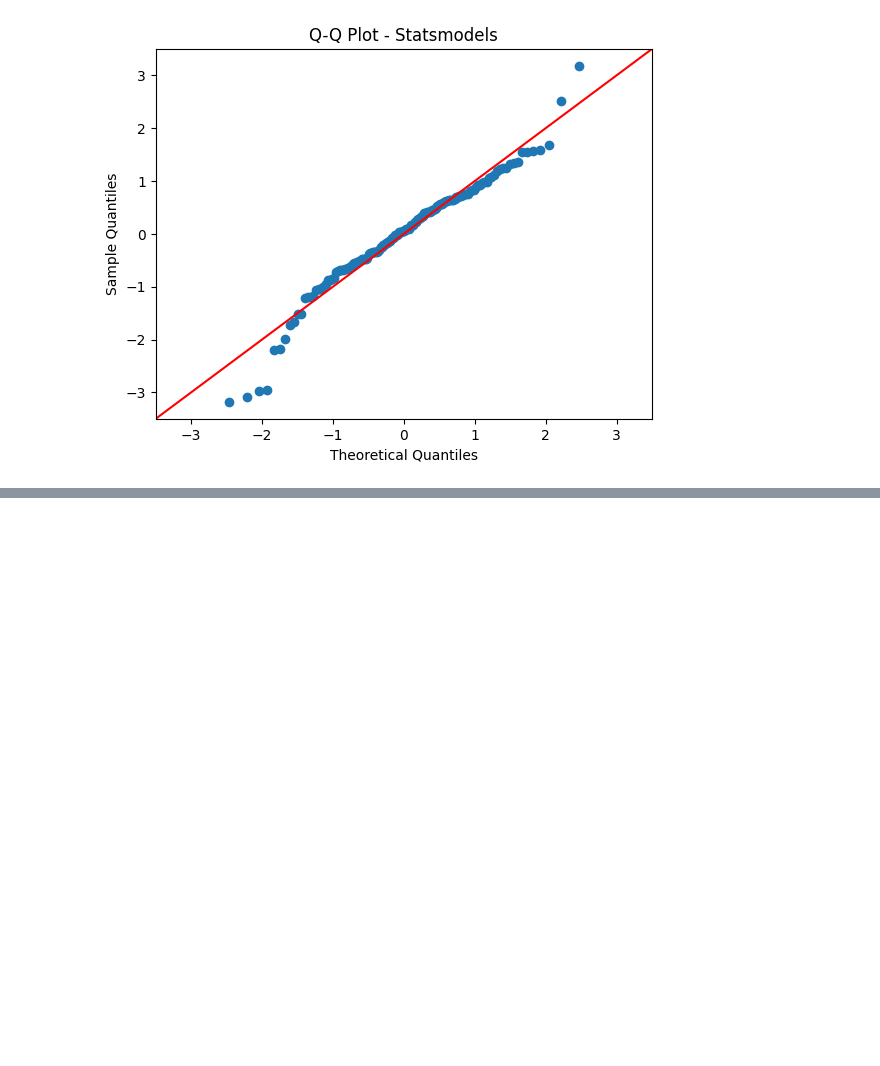
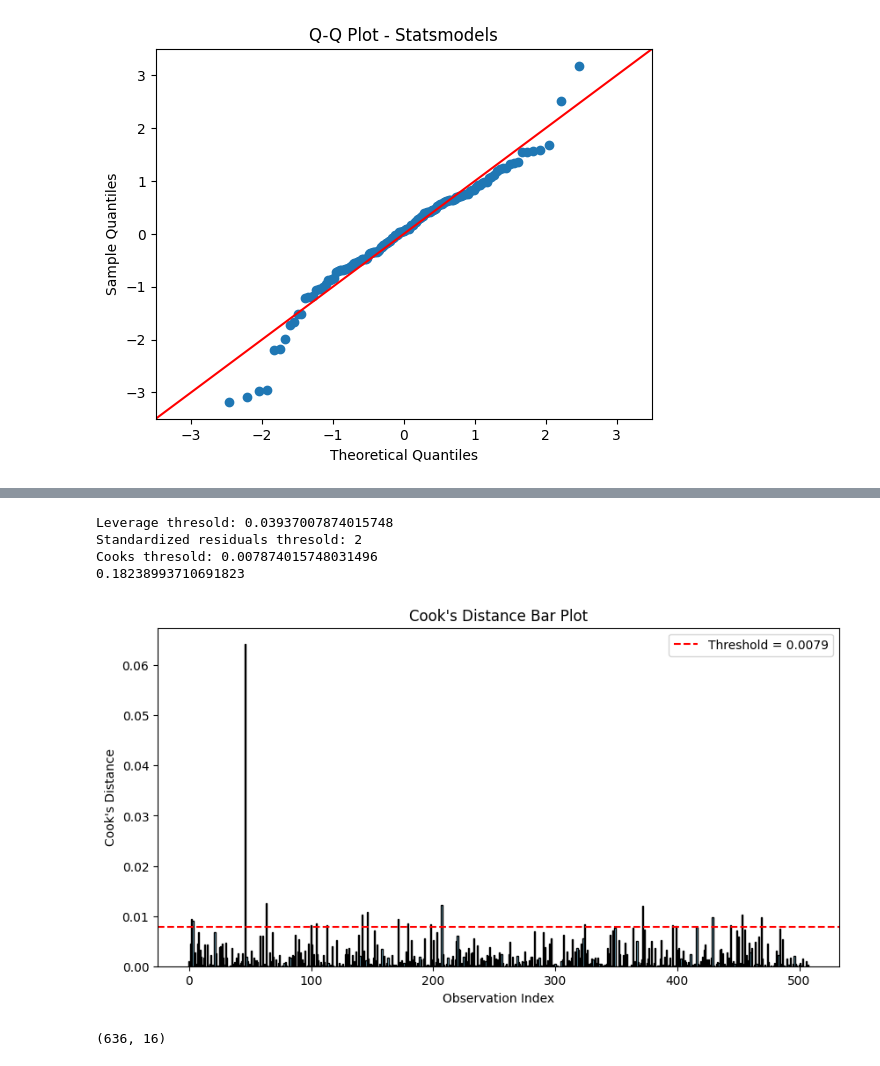
Before and after one commit to Hamtak0/statistics, a Jupyter notebook: Week3_regression_posted.ipynb, the cells around one changed output, grey strips where cells are left out. Cells and saved outputs as stored; diff of their text form; code cells hidden in the pictures; blank space fills up the shorter version.

```diff
--- a/Week3_regression_posted.ipynb
+++ b/Week3_regression_posted.ipynb
@@ -784,7 +858,20 @@ print("RMSLE: ", rmsle)
 # %%
-# ...
+leverage, leverage_threshold, standardized_residuals, cooks_distance, cooks_threshold, index_to_remove = check_extreme_values(X_train, y_train, y_train_pred)
+past_main_index_to_remove = main_index_to_remove
+main_index_to_remove = main_index_to_remove + index_to_remove
+print(len(main_index_to_remove)/df.shape[0])
+create_cooks_plot(X_train, cooks_distance, cooks_threshold)
+# %% [output]
+Leverage thresold: 0.03937007874015748
+Standardized residuals thresold: 2
+Cooks thresold: 0.007874015748031496
+0.18238993710691823
+[figure, added]
 # %%
 # Question: When you are done with extreme value removal, what is size of your training dataset now?
-# Answer:
+# Answer: (636, 16)
+df.shape
+# %% [output]
+(636, 16)
 # %%
 # Place code to compute permutation importance
```
Also changed, not shown: parts of 22 cells of this notebook, 7 other files.
